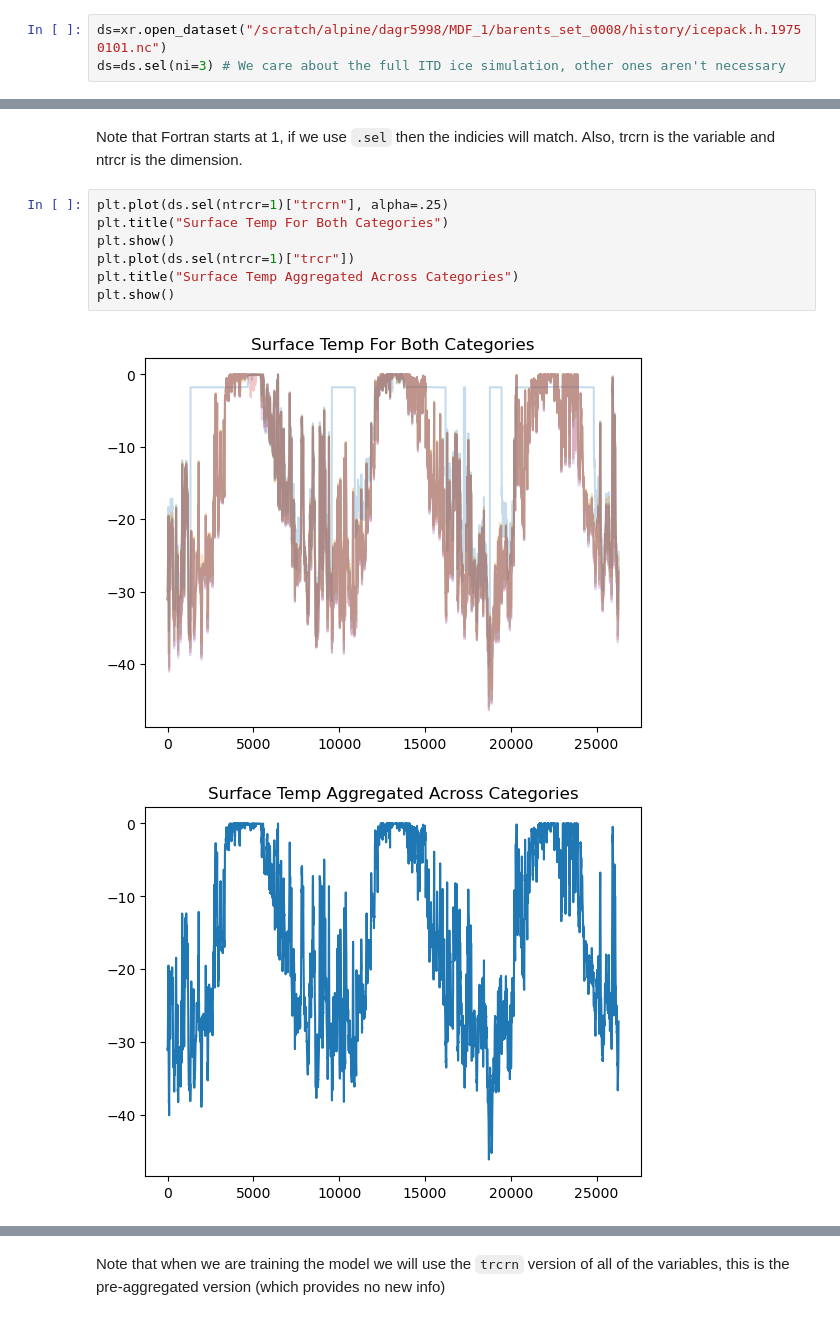
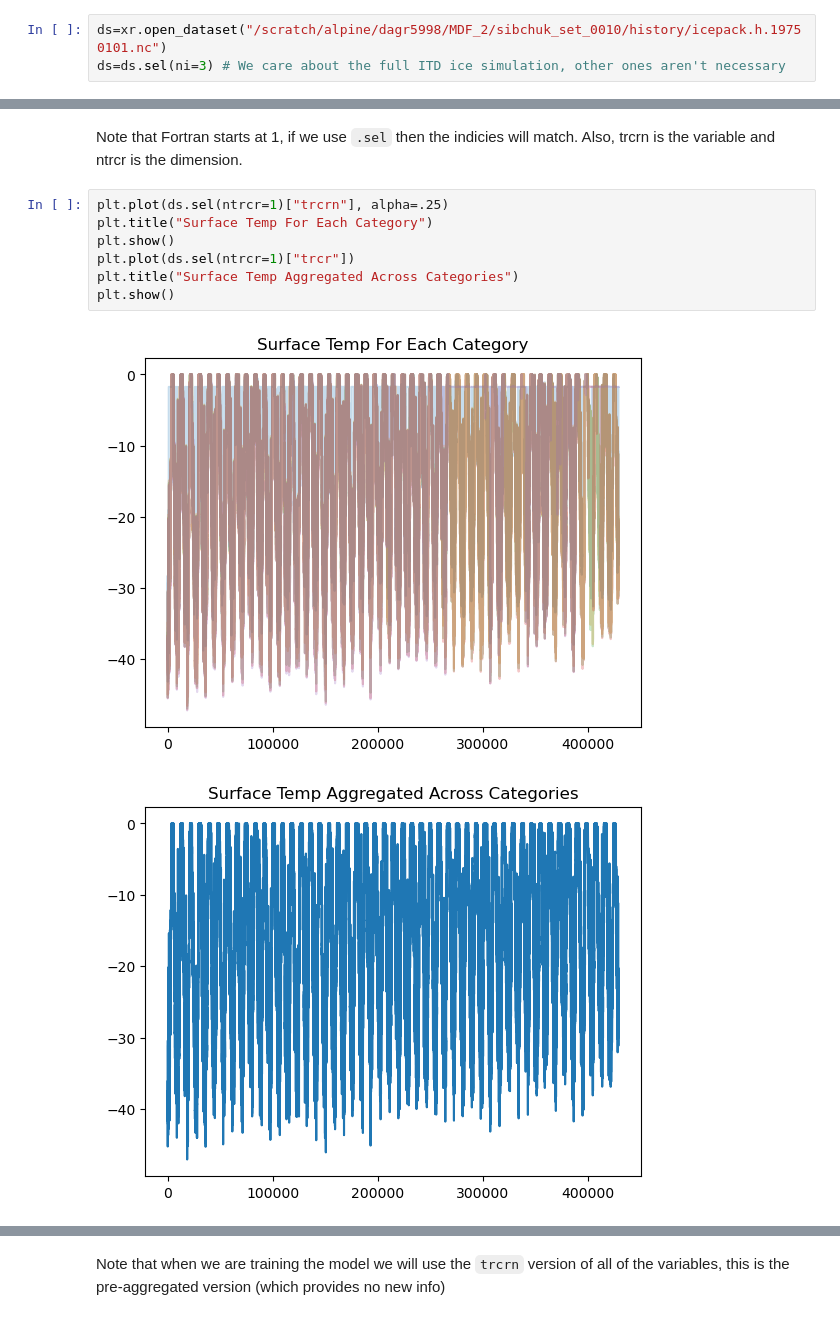
Before and after one commit to DavidGrahamCo/icepack_ML, a Jupyter notebook: notebooks/00.5variable_exploration.ipynb, the cells around one changed output, grey strips where cells are left out. Cells and saved outputs as stored; diff of their text form.

```diff
--- a/notebooks/00.5variable_exploration.ipynb
+++ b/notebooks/00.5variable_exploration.ipynb
@@ -11,5 +14,5 @@ import nc_time_axis
 # %%
-ds=xr.open_dataset("/scratch/alpine/dagr5998/MDF_1/barents_set_0008/history/icepack.h.19750101.nc")
+ds=xr.open_dataset("/scratch/alpine/dagr5998/MDF_2/sibchuk_set_0010/history/icepack.h.19750101.nc")
 ds=ds.sel(ni=3) # We care about the full ITD ice simulation, other ones aren't necessary
 # %% [markdown]
 ## Relevant Variable Exploration
@@ -143,14 +133,14 @@ From the run log:
 Note that Fortran starts at 1, if we use `.sel` then the indicies will match. Also, trcrn is the variable and ntrcr is the dimension.
 # %%
 plt.plot(ds.sel(ntrcr=1)["trcrn"], alpha=.25)
-plt.title("Surface Temp For Both Categories")
+plt.title("Surface Temp For Each Category")
 plt.show()
 plt.plot(ds.sel(ntrcr=1)["trcr"])
 plt.title("Surface Temp Aggregated Across Categories")
 plt.show()
 # %% [output]
-[figure, old version]
+[figure, new version]
-[figure, old version]
+[figure, new version]
 # %%
 for i in range (2,10):
     plt.plot(ds.sel(ntrcr=i)["trcr"], alpha=.25)
```
Also changed, not shown: parts of 14 cells of this notebook, 26 other files.
